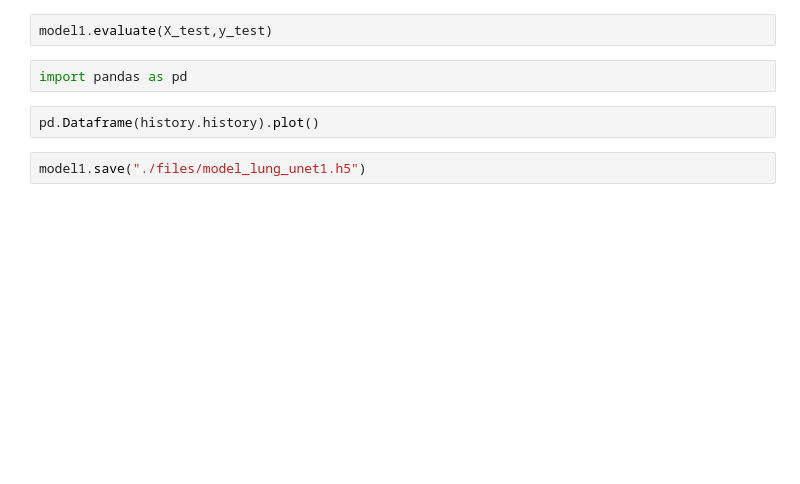
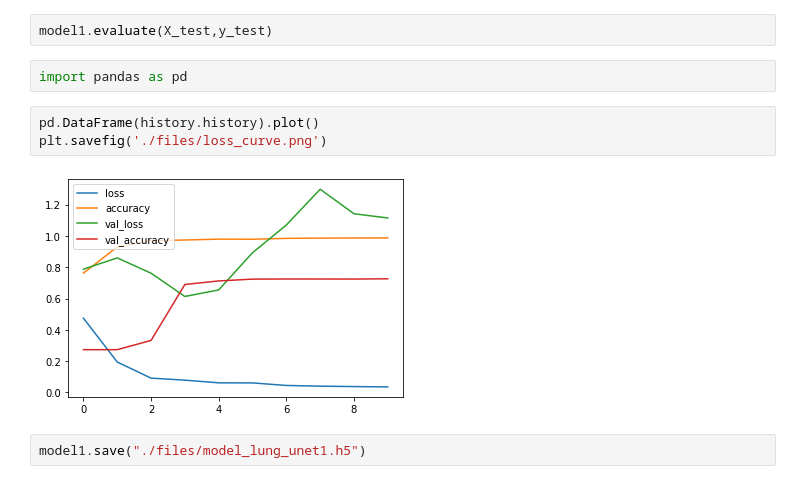
Before and after one commit to iteam1/Lung-segmentation-Unet, a Jupyter notebook: notebook.ipynb, the cells around one changed output. Cells and saved outputs as stored; diff of their text form; blank space fills up the shorter version.

```diff
--- a/notebook.ipynb
+++ b/notebook.ipynb
@@ -389,6 +409,9 @@ model1.evaluate(X_test,y_test)
 # %%
 import pandas as pd
 # %%
-pd.Dataframe(history.history).plot()
+pd.DataFrame(history.history).plot()
+plt.savefig('./files/loss_curve.png')
+# %% [output]
+[figure, added]
 # %%
 model1.save("./files/model_lung_unet1.h5")
```
Also changed, not shown: parts of 6 cells of this notebook, 4 other files.
